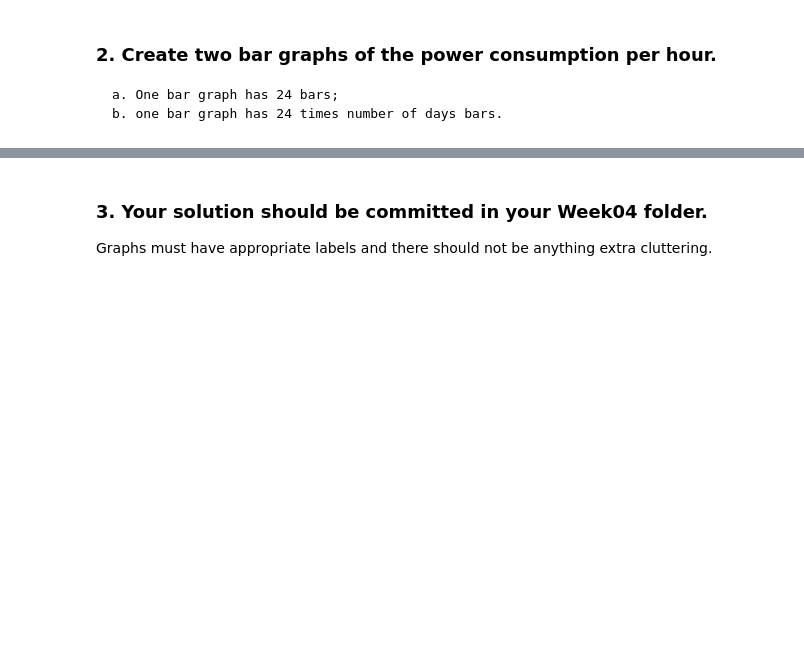
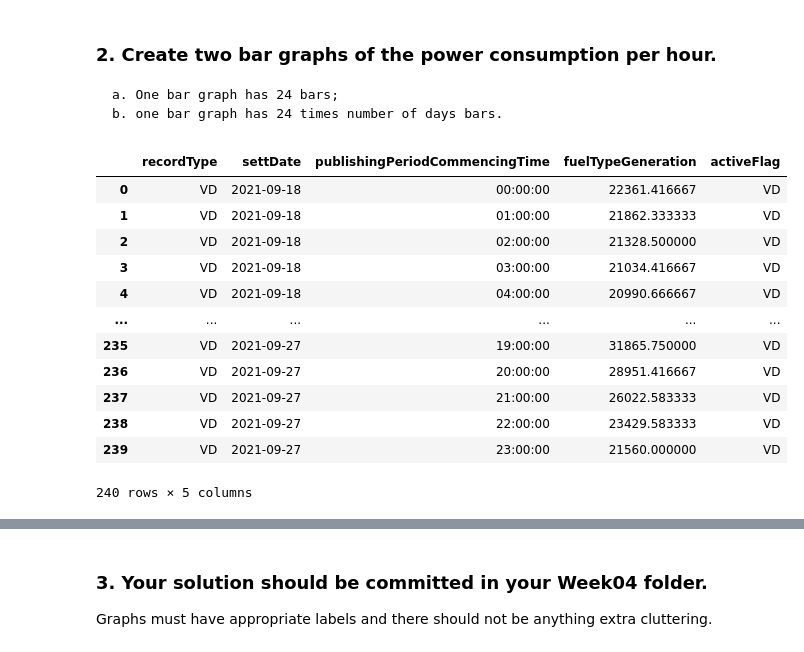
Before and after one commit to theniusofg/data601, a Jupyter notebook: Week04/homework/week04 - HW 2.ipynb, the cells around one changed output, grey strips where cells are left out. Drawn from its saved outputs; the diff is of its cells as text; code cells hidden in the pictures; blank space fills up the shorter version.

```diff
--- a/Week04/homework/week04 - HW 2.ipynb
+++ b/Week04/homework/week04 - HW 2.ipynb
@@ -40,0 +70,16 @@ KeyError: '[-24] not found in axis'
+# %%
+df2
+# %% [output]
+|  | recordType | settDate | publishingPeriodCommencingTime | fuelTypeGeneration | activeFlag |
+| 0 | VD | 2021-09-18 | 00:00:00 | 22361.416667 | VD |
+| 1 | VD | 2021-09-18 | 01:00:00 | 21862.333333 | VD |
+| 2 | VD | 2021-09-18 | 02:00:00 | 21328.500000 | VD |
+| 3 | VD | 2021-09-18 | 03:00:00 | 21034.416667 | VD |
+| 4 | VD | 2021-09-18 | 04:00:00 | 20990.666667 | VD |
+| ... | ... | ... | ... | ... | ... |
+| 235 | VD | 2021-09-27 | 19:00:00 | 31865.750000 | VD |
+| 236 | VD | 2021-09-27 | 20:00:00 | 28951.416667 | VD |
+| 237 | VD | 2021-09-27 | 21:00:00 | 26022.583333 | VD |
+| 238 | VD | 2021-09-27 | 22:00:00 | 23429.583333 | VD |
+| 239 | VD | 2021-09-27 | 23:00:00 | 21560.000000 | VD |
+240 rows × 5 columns
```
Also changed, not shown: parts of 10 cells of this notebook, 2 other files.
